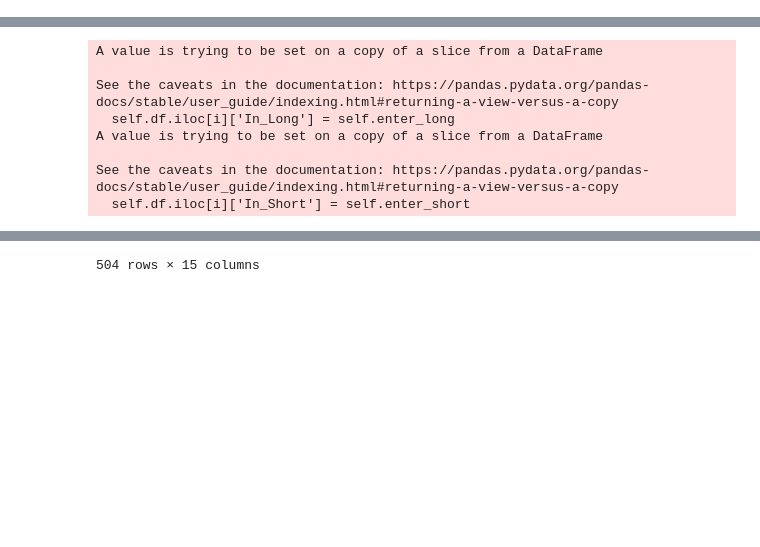
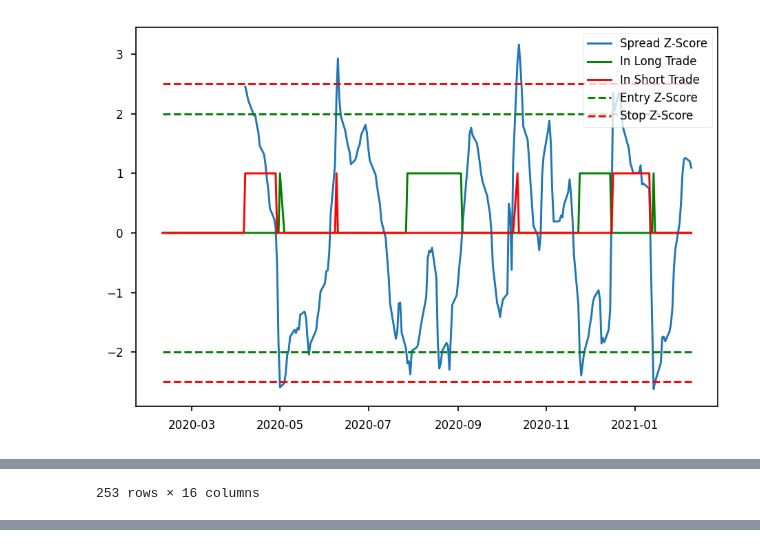
Before and after one commit to samdelaney42/Stat_Arb_with_K_Means, a Jupyter notebook: notebooks/stat_arb_backtest.ipynb, the cells around one changed output, grey strips where cells are left out. Saved outputs shown, nothing was run; the diff lists cells and outputs as text; code cells hidden in the pictures; blank space fills up the shorter version.

```diff
--- a/notebooks/stat_arb_backtest.ipynb
+++ b/notebooks/stat_arb_backtest.ipynb
@@ -273,5 +364,5 @@ Spread is Cointegrated at 1% Significance Level
 # %%
 # generate trade signals
-sig = ilmn_vrsn.generate_signal()
-sig
+ilmn_vrsn.generate_signal()
 # %% [output]
+[figure, added]
@@ -278,8 +382 @@ sig
-A value is trying to be set on a copy of a slice from a DataFrame
-
-See the caveats in the documentation: https://pandas.pydata.org/pandas-docs/stable/user_guide/indexing.html#returning-a-view-versus-a-copy
-  self.df.iloc[i]['In_Long'] = self.enter_long
-A value is trying to be set on a copy of a slice from a DataFrame
-
-See the caveats in the documentation: https://pandas.pydata.org/pandas-docs/stable/user_guide/indexing.html#returning-a-view-versus-a-copy
-  self.df.iloc[i]['In_Short'] = self.enter_short
+253 rows × 16 columns
@@ -299,4 +383,3 @@ See the caveats in the documentation: https://pandas.pydata.org/pandas-docs/stab
-504 rows × 15 columns
 # %%
 # show portfolio value over trade period
 pair = name_1 + " and " + name_2 + " Backtest"
```
Also changed, not shown: parts of 15 cells of this notebook.
